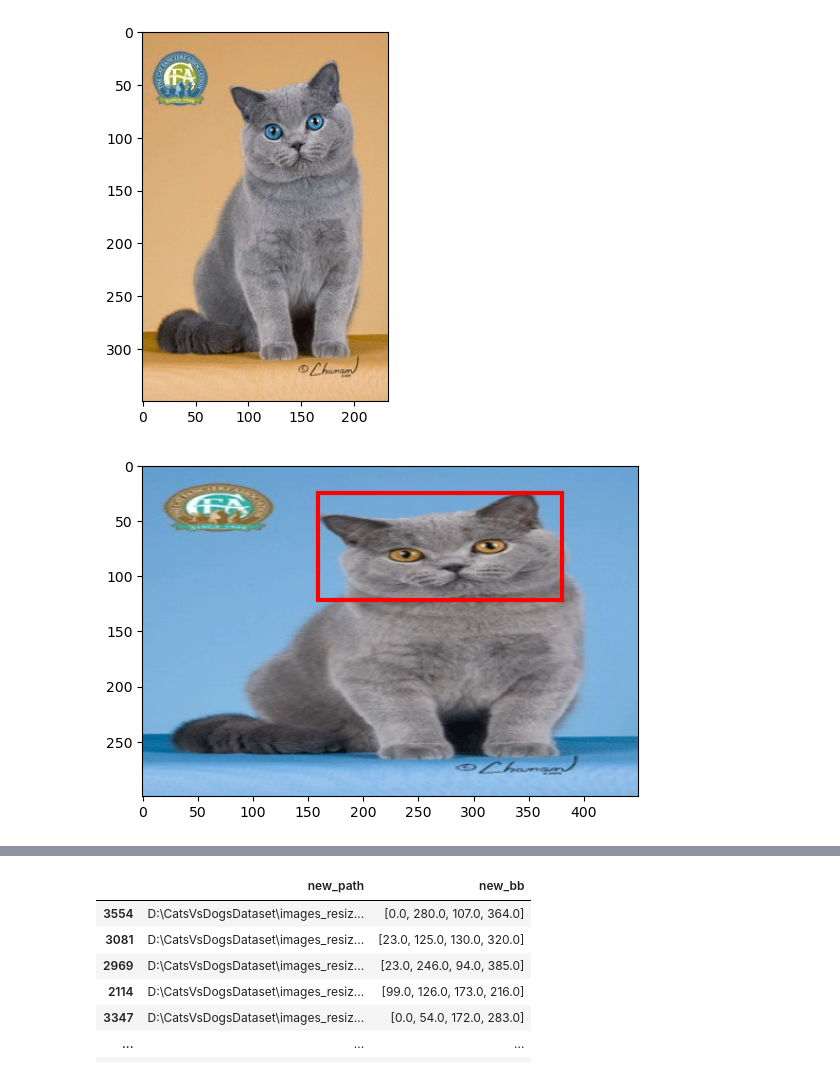
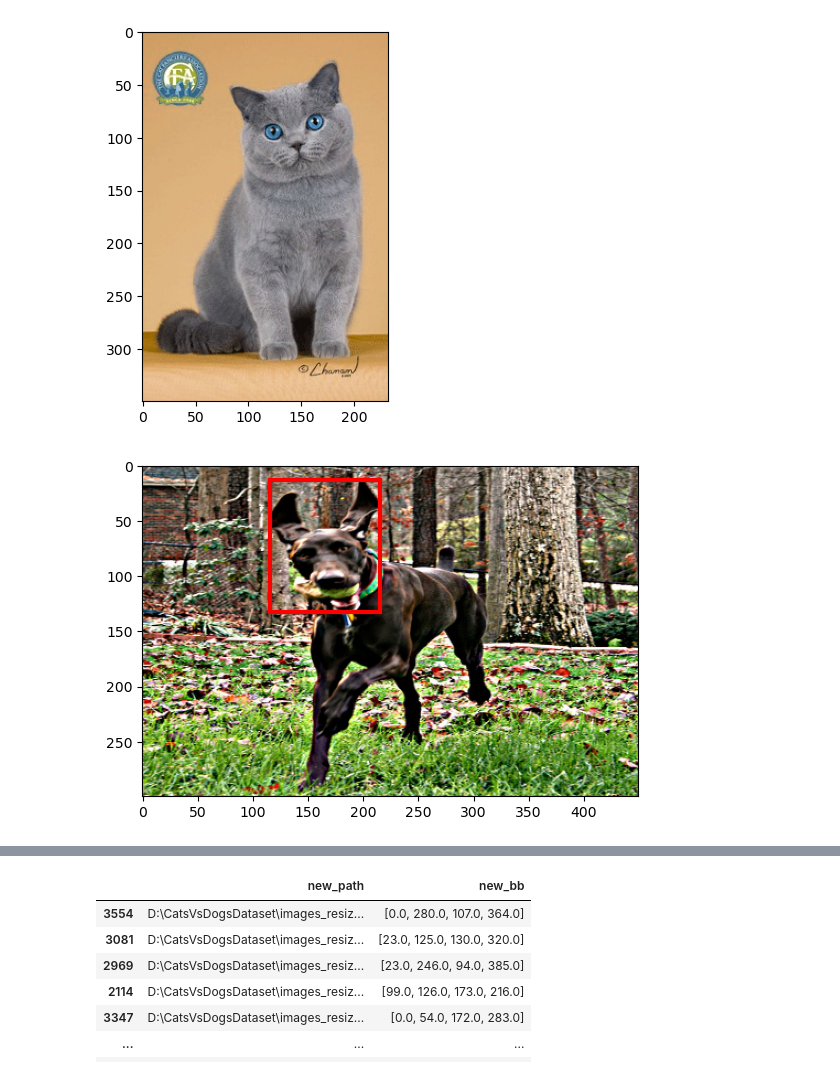
Before and after one commit to ArfitAP/Cat-or-Dog, a Jupyter notebook: Notebooks/Data playground.ipynb, the cells around one changed output, grey strips where cells are left out. Saved outputs shown, nothing was run; the diff lists cells and outputs as text; code cells hidden in the pictures.

```diff
--- a/Notebooks/Data playground.ipynb
+++ b/Notebooks/Data playground.ipynb
@@ -191,10 +198,10 @@ def show_corner_bb(im, bb):
     plt.gca().add_patch(create_corner_rect(bb))
 # %%
 #original
-im = cv2.imread(str(df_train.values[0][8]))
+im = cv2.imread(str(df_train.values[1][8]))
 im = cv2.cvtColor(im, cv2.COLOR_BGR2RGB)
-show_corner_bb(im, df_train.values[0][9])
+show_corner_bb(im, df_train.values[1][9])
 # %% [output]
-[figure, old version]
+[figure, new version]
 # %%
 # after transformation
```
Also changed, not shown: parts of 15 cells of this notebook.
